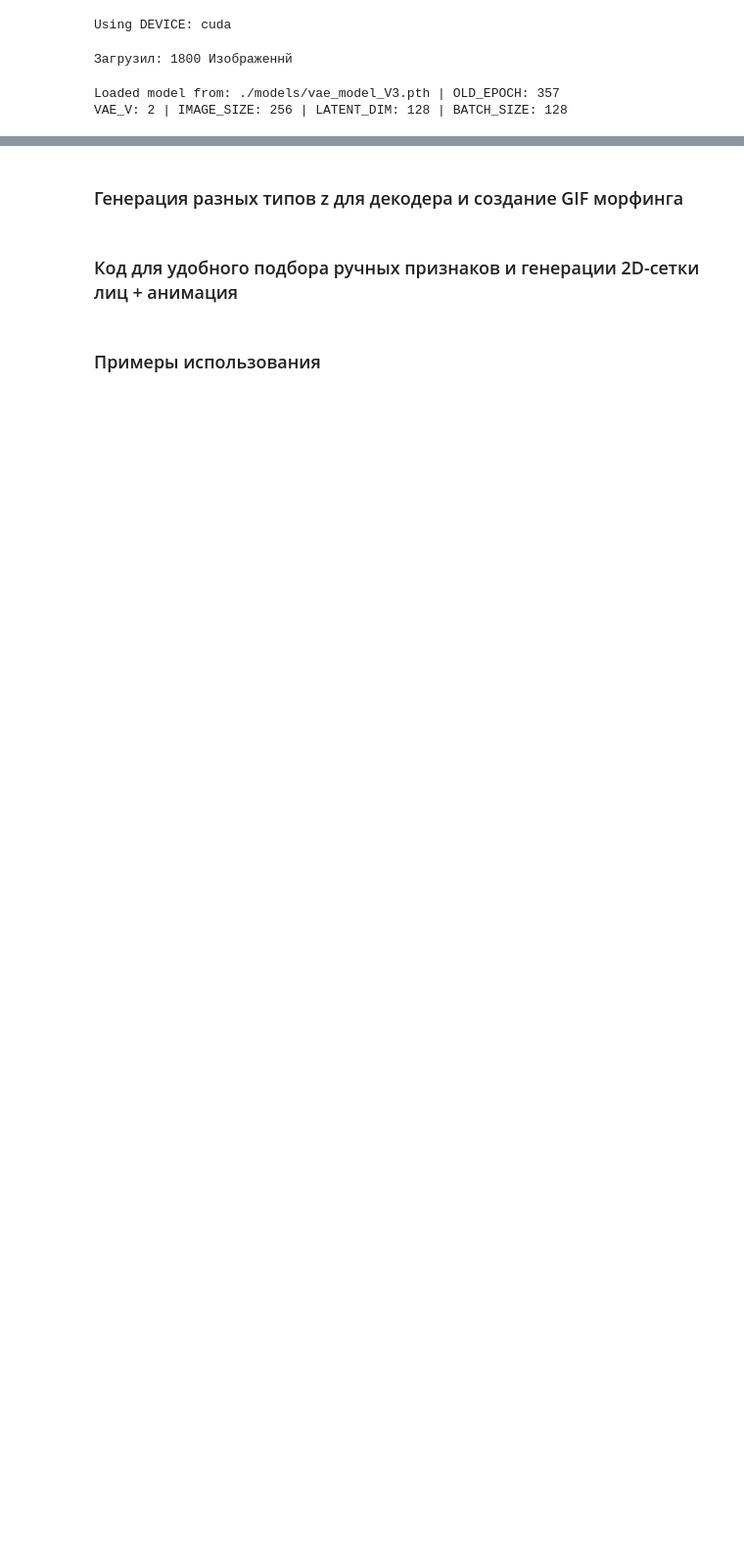
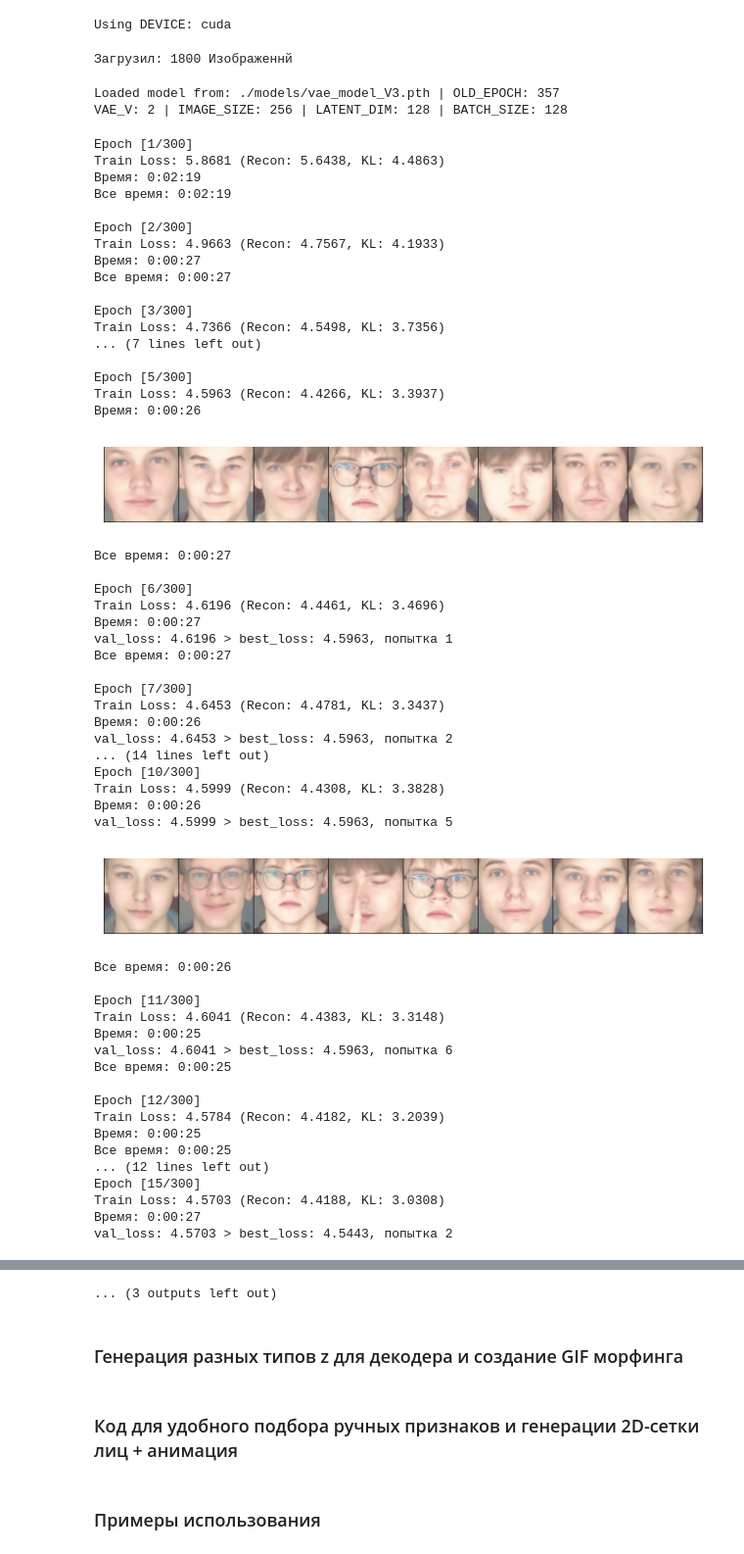
Before and after one commit to teyhd/AvtoEncoder, a Jupyter notebook: 0. VAE_faces_Train.ipynb, the cells around one changed output, grey strips where cells are left out. Shown: that part at 98% size. Cells and saved outputs as stored; diff of their text form; code cells hidden in the pictures; blank space fills up the shorter version.

```diff
--- a/0. VAE_faces_Train.ipynb
+++ b/0. VAE_faces_Train.ipynb
@@ -196,31 +196,85 @@ for epoch in range(EPOCHS):
     if avg_loss < best_loss:
         best_loss = avg_loss
         best_model = vae
         patience_counter = 0
     else:
         patience_counter += 1
         print(f"val_loss: {avg_loss:.4f} > best_loss: {best_loss:.4f}, попытка {patience_counter}")
         if patience_counter >= EARLY_STOP:
             print("Ранняя остановка!")
             break
 
     # Периодическая генерация
     if (epoch + 1) % SAVE_INTERVAL == 0:
         vae.eval()
         if 1>5:
             with torch.no_grad():
                 z = torch.randn(4, LATENT_DIM).to(DEVICE)
                 samples = vae.decoder(z)
             vutils.save_image(samples.cpu(), f'{EPOCHS_FOLDER}/generated_faces_epoch_{epoch+1}.png', nrow=4)
 
         with torch.no_grad():
             mu, logvar = vae.encoder(imgs)
             z = vae.reparameterize(mu, logvar)
             samples = vae.decoder(z)
-            vutils.save_image(samples.cpu(), f'{EPOCHS_FOLDER_REAL}/z_from_real_imgs_{OLD_EPOCH + epoch + 1}.png', nrow=4)
+            vutils.save_image(samples.cpu(), f'{EPOCHS_FOLDER_REAL}/z_from_real_imgs_{OLD_EPOCH + epoch + 1}.png', nrow=8)
             imshow(torchvision.utils.make_grid(samples.cpu()))
     if best_loss<1:
         print("Ранняя остановка!")
         break
 
     print(f"Все время: {str(datetime.datetime.now() - tstart).split('.')[0]}")
+# %% [output]
+Epoch [1/300]
+Train Loss: 5.8681 (Recon: 5.6438, KL: 4.4863)
+Время: 0:02:19
+Все время: 0:02:19
+
+Epoch [2/300]
+Train Loss: 4.9663 (Recon: 4.7567, KL: 4.1933)
+Время: 0:00:27
+Все время: 0:00:27
+
+Epoch [3/300]
+Train Loss: 4.7366 (Recon: 4.5498, KL: 3.7356)
+... (7 lines left out)
+
+Epoch [5/300]
+Train Loss: 4.5963 (Recon: 4.4266, KL: 3.3937)
+Время: 0:00:26
+[figure, added]
+Все время: 0:00:27
+
+Epoch [6/300]
+Train Loss: 4.6196 (Recon: 4.4461, KL: 3.4696)
+Время: 0:00:27
+val_loss: 4.6196 > best_loss: 4.5963, попытка 1
+Все время: 0:00:27
+
+Epoch [7/300]
+Train Loss: 4.6453 (Recon: 4.4781, KL: 3.3437)
+Время: 0:00:26
+val_loss: 4.6453 > best_loss: 4.5963, попытка 2
+... (14 lines left out)
+Epoch [10/300]
+Train Loss: 4.5999 (Recon: 4.4308, KL: 3.3828)
+Время: 0:00:26
+val_loss: 4.5999 > best_loss: 4.5963, попытка 5
+[figure, added]
+Все время: 0:00:26
+
+Epoch [11/300]
+Train Loss: 4.6041 (Recon: 4.4383, KL: 3.3148)
+Время: 0:00:25
+val_loss: 4.6041 > best_loss: 4.5963, попытка 6
+Все время: 0:00:25
+
+Epoch [12/300]
+Train Loss: 4.5784 (Recon: 4.4182, KL: 3.2039)
+Время: 0:00:25
+Все время: 0:00:25
+... (12 lines left out)
+Epoch [15/300]
+Train Loss: 4.5703 (Recon: 4.4188, KL: 3.0308)
+Время: 0:00:27
+val_loss: 4.5703 > best_loss: 4.5443, попытка 2
@@ -227,3 +336,4 @@ for epoch in range(EPOCHS):
+... (3 outputs left out)
 # %%
 BESTLoss = 250
 best_loss
```
Also changed, not shown: parts of 1 cell of this notebook.
